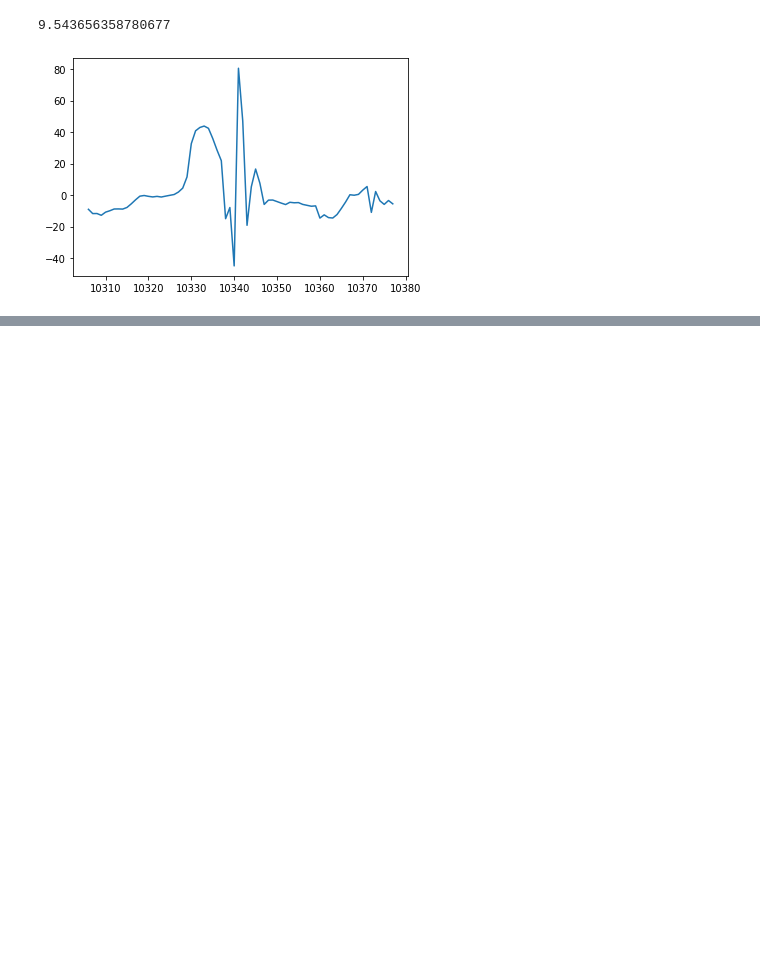
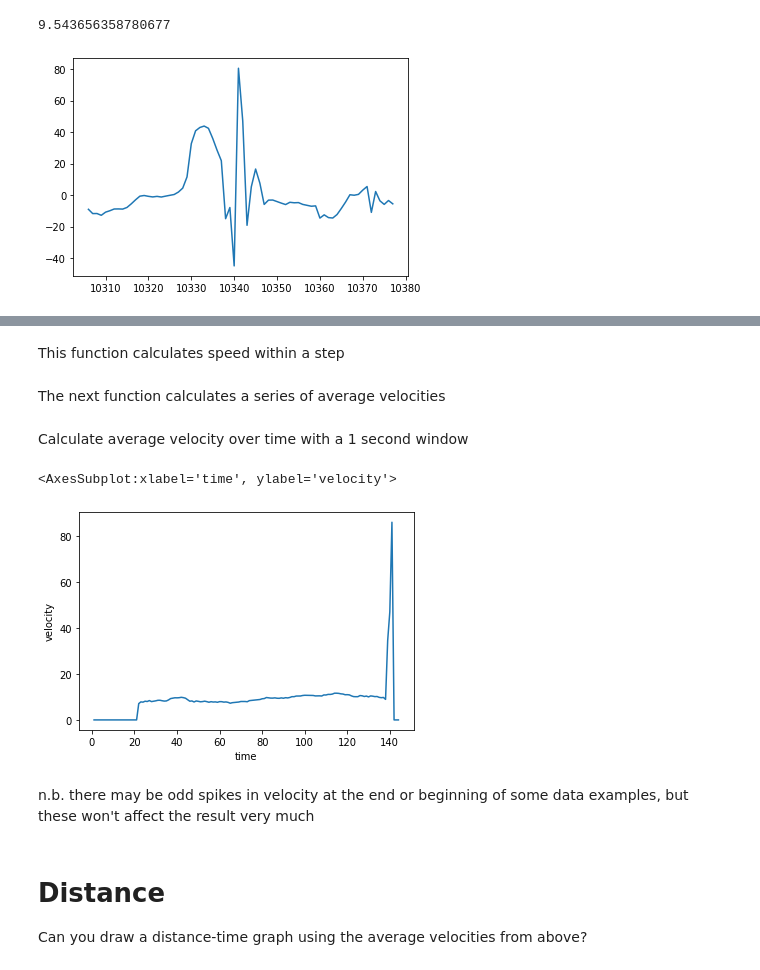
Before and after one commit to fuzzylabs/fuzzy-run-challenge, a Jupyter notebook: notebooks/data-exploration.ipynb, the cells around one changed output, grey strips where cells are left out. Saved outputs shown, nothing was run; the diff lists cells and outputs as text; code cells hidden in the pictures; blank space fills up the shorter version.

Commit message:
Second hint

```diff
--- a/notebooks/data-exploration.ipynb
+++ b/notebooks/data-exploration.ipynb
@@ -136,0 +141,38 @@ plt.show()
+# %% [markdown]
+This function calculates speed within a step
+# %%
+def get_step_speed(data, time, step):
+    a, b = step.astype(int)
+    velocity = sp.integrate.cumtrapz(data.loc[a:b], x=time.loc[a:b] / 1000) * 3.6
+    return np.max(np.abs(velocity))
+# %% [markdown]
+The next function calculates a series of average velocities
+# %%
+def get_velocity(df, steps, window_size, step_size):
+    velocity = []
+    for i in np.arange(-window_size+step_size, len(df), step_size):
+        # Grab a window of data
+        _df = df.loc[i:i+window_size]
+        # Get the steps belonging to that window
+        _steps = [x for x in steps if (int(x[0]) in _df.index) and (x[1] in _df.index)]
+        # Store velocity
+        velocity += [{
+            "time": _df.time.iloc[-1],
+            "velocity": np.mean([get_step_speed(_df.pca0, _df.time, x) for x in _steps])
+        }]
+    velocity = pd.DataFrame(velocity).fillna(0.0)
+    return velocity
+# %% [markdown]
+Calculate average velocity over time with a 1 second window
+# %%
+velocity = get_velocity(dfMatt, steps, window_size = 1000, step_size = 100)
+sns.lineplot(x=velocity.time/1000, y=velocity.velocity)
+# %% [output]
+<AxesSubplot:xlabel='time', ylabel='velocity'>
+[figure, added]
+# %% [markdown]
+n.b. there may be odd spikes in velocity at the end or beginning of some data examples, but these won't affect the result very much
+# %% [markdown]
+# Distance
+
+Can you draw a distance-time graph using the average velocities from above?
```
Also changed, not shown: parts of 3 cells of this notebook.
